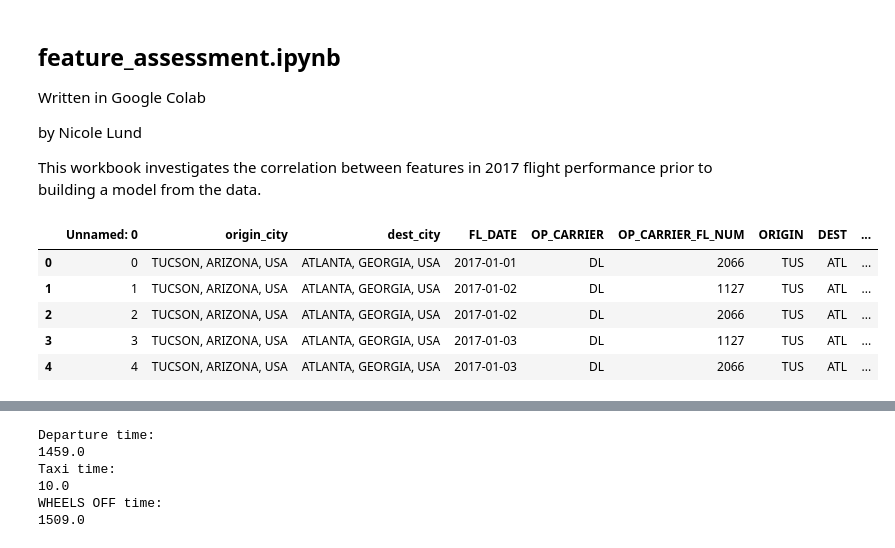
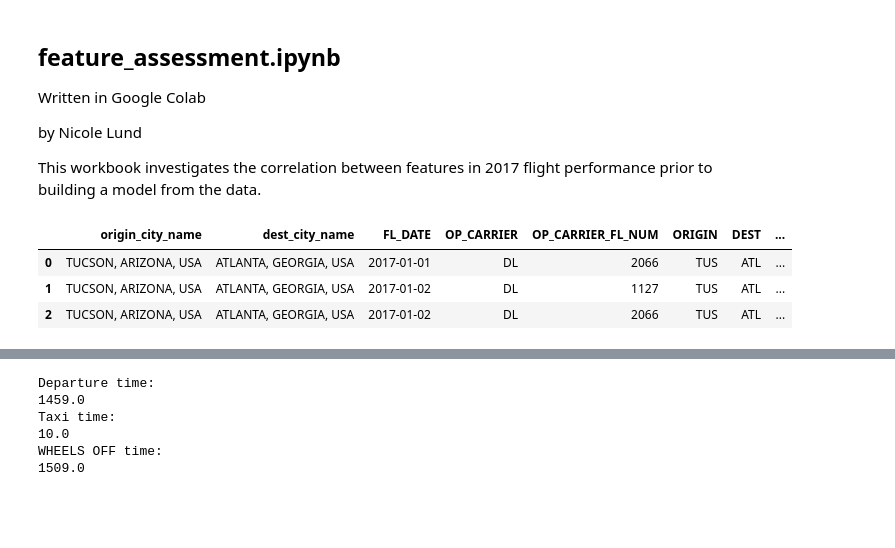
Before and after one commit to NicoleLund/flight_delay_prediction, a Jupyter notebook: data_manipulation_modeling/feature_assessment/feature_assessment.ipynb, the cells around one changed output, grey strips where cells are left out. Cells and saved outputs as stored; diff of their text form; code cells hidden in the pictures; blank space fills up the shorter version.

```diff
--- a/data_manipulation_modeling/feature_assessment/feature_assessment.ipynb
+++ b/data_manipulation_modeling/feature_assessment/feature_assessment.ipynb
@@ -16,15 +16,12 @@ import datetime
 from datetime import timedelta
 # %%
 # Read the CSV file from AWS to Pandas Dataframe
-url = "https://finalproject-3.s3.us-west-1.amazonaws.com/tus_final_df.csv"
-
+url = "https://finalproject-3.s3.us-west-1.amazonaws.com/2017_TUS.csv"
 df = pd.read_csv(url)
 
-df.head()
+df.head(3)
 # %% [output]
-|  | Unnamed: 0 | origin_city | dest_city | FL_DATE | OP_CARRIER | OP_CARRIER_FL_NUM | ORIGIN | DEST | ... |
-| 0 | 0 | TUCSON, ARIZONA, USA | ATLANTA, GEORGIA, USA | 2017-01-01 | DL | 2066 | TUS | ATL | ... |
-| 1 | 1 | TUCSON, ARIZONA, USA | ATLANTA, GEORGIA, USA | 2017-01-02 | DL | 1127 | TUS | ATL | ... |
-| 2 | 2 | TUCSON, ARIZONA, USA | ATLANTA, GEORGIA, USA | 2017-01-02 | DL | 2066 | TUS | ATL | ... |
-| 3 | 3 | TUCSON, ARIZONA, USA | ATLANTA, GEORGIA, USA | 2017-01-03 | DL | 1127 | TUS | ATL | ... |
-| 4 | 4 | TUCSON, ARIZONA, USA | ATLANTA, GEORGIA, USA | 2017-01-03 | DL | 2066 | TUS | ATL | ... |
+|  | origin_city_name | dest_city_name | FL_DATE | OP_CARRIER | OP_CARRIER_FL_NUM | ORIGIN | DEST | ... |
+| 0 | TUCSON, ARIZONA, USA | ATLANTA, GEORGIA, USA | 2017-01-01 | DL | 2066 | TUS | ATL | ... |
+| 1 | TUCSON, ARIZONA, USA | ATLANTA, GEORGIA, USA | 2017-01-02 | DL | 1127 | TUS | ATL | ... |
+| 2 | TUCSON, ARIZONA, USA | ATLANTA, GEORGIA, USA | 2017-01-02 | DL | 2066 | TUS | ATL | ... |
```
Also changed, not shown: parts of 13 cells of this notebook.
